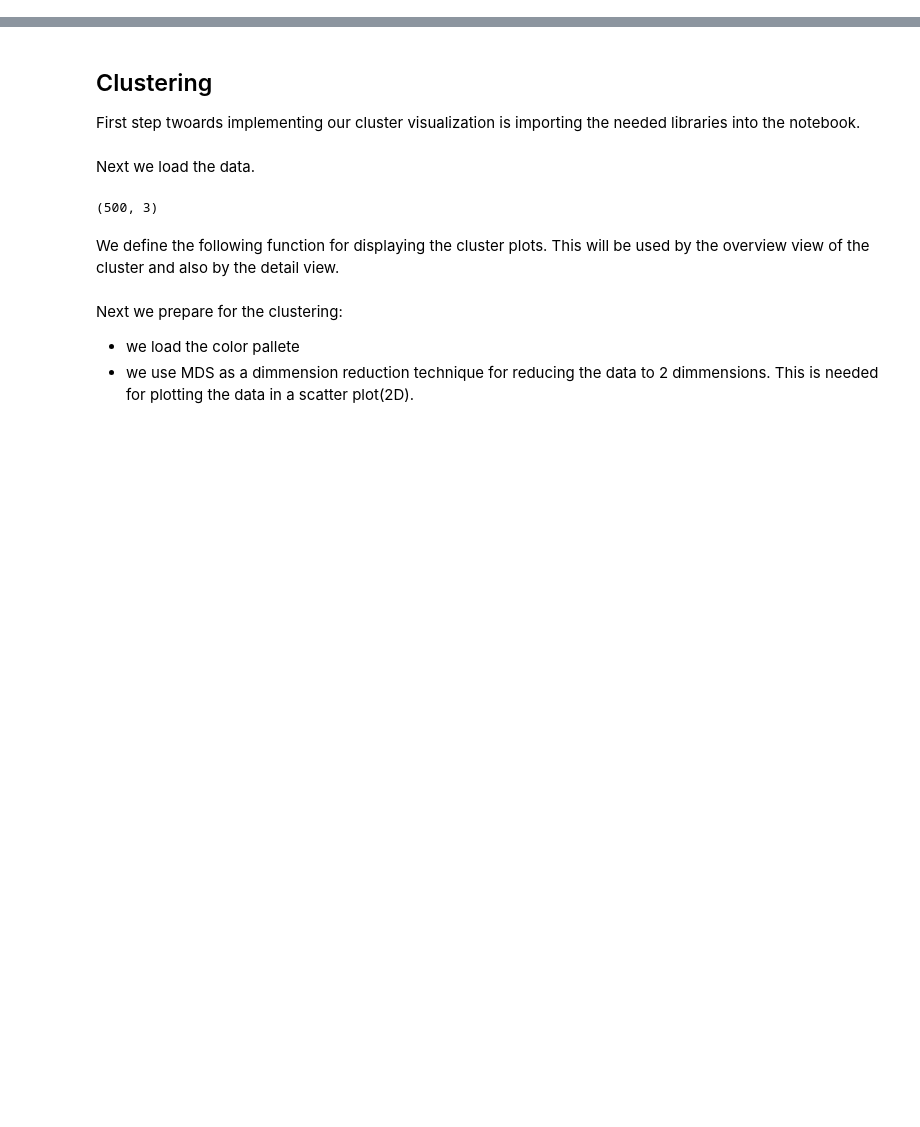
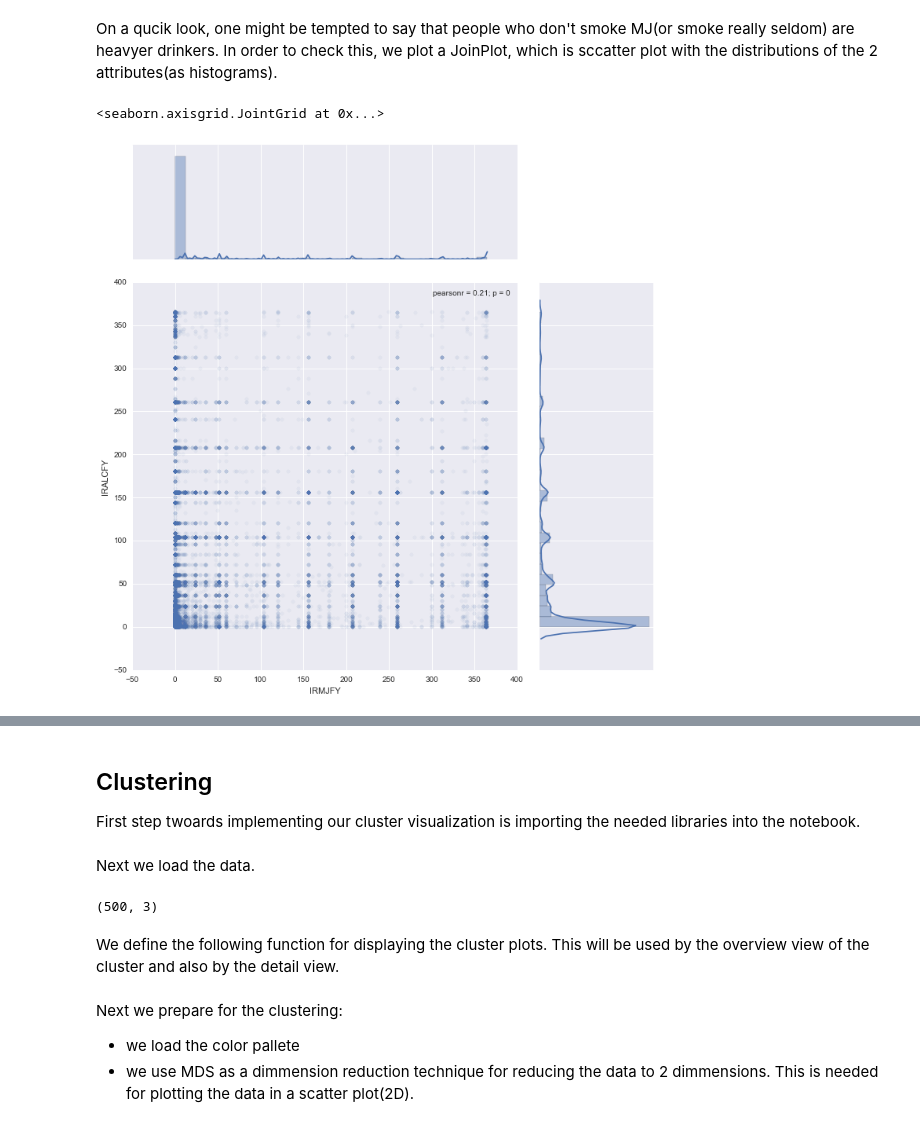
Before and after one commit to bog-sb/drug-use-va, a Jupyter notebook: index.ipynb, the cells around one changed output, grey strips where cells are left out. Cells and saved outputs as stored; diff of their text form; code cells hidden in the pictures; blank space fills up the shorter version.

```diff
--- a/index.ipynb
+++ b/index.ipynb
@@ -0,0 +64,11 @@
+# %% [markdown]
+On a qucik look, one might be tempted to say that people who don't smoke MJ(or smoke really seldom) are heavyer drinkers. In order to check this, we plot a JoinPlot, which is sccatter plot with the distributions of the 2 attributes(as histograms).
+# %%
+#Frequency(days/year) of Alcohol and MJ use in the past year
+sns.set(rc={"figure.figsize": (8, 4)});
+sns.jointplot(y='IRALCFY',x='IRMJFY', data=data,
+              alpha=0.05, size=10, ratio=3,
+              marginal_kws={'bins':30,  'kde':True})
+# %% [output]
+<seaborn.axisgrid.JointGrid at 0x...>
+[figure, added]
```
Also changed, not shown: parts of 20 cells of this notebook.
